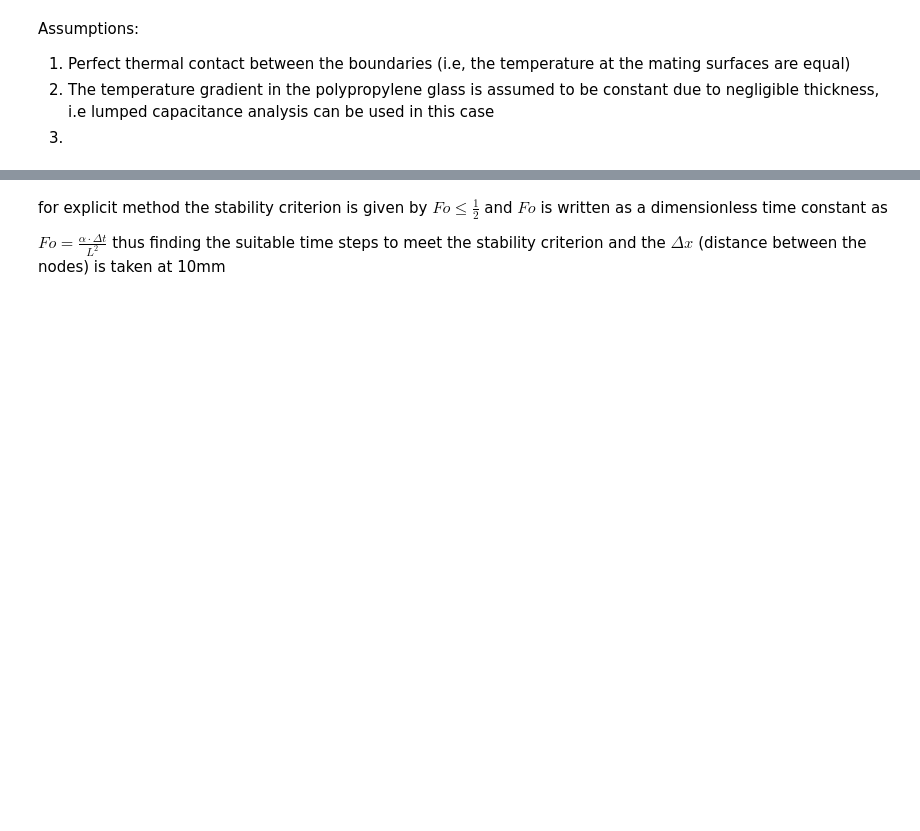
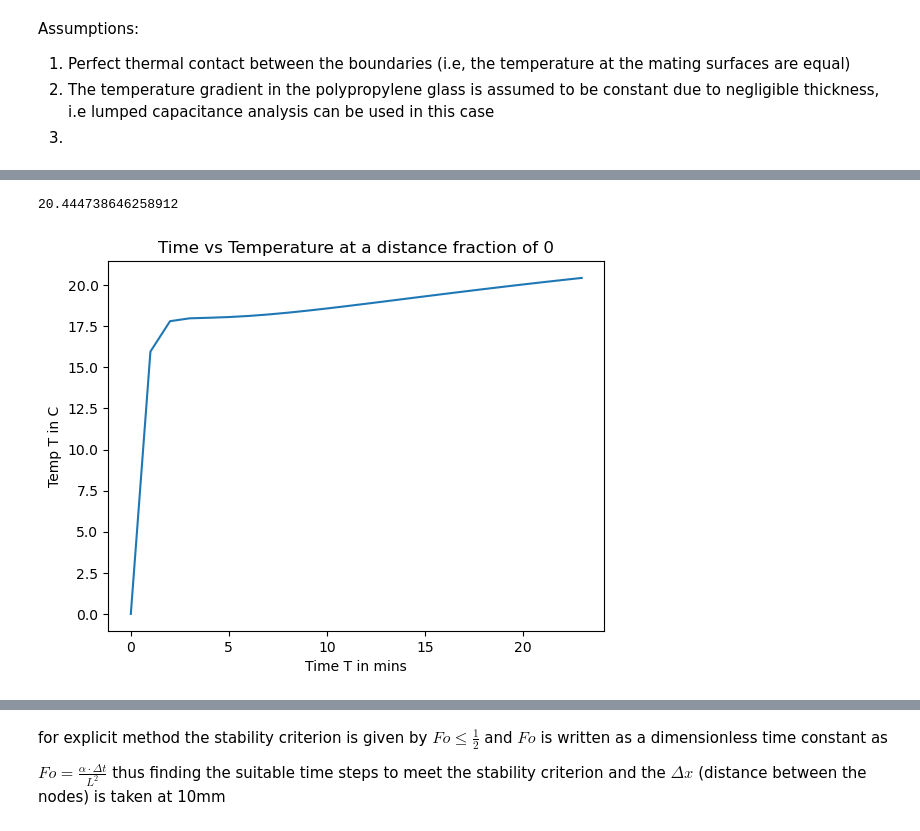
Before and after one commit to its-firefly/Code, a Jupyter notebook: main.ipynb, the cells around one changed output, grey strips where cells are left out. Drawn from its saved outputs; the diff is of its cells as text; code cells hidden in the pictures; blank space fills up the shorter version.

```diff
--- a/main.ipynb
+++ b/main.ipynb
@@ -55,5 +66,10 @@ amb_temp = 25 #c
 # %%
 minWool_Diff = diffusivity(minWool_k,minWool_rho,minWool_cp)
 co2_diff = diffusivity(co2_k,co2_rho,co2_cp)
-PP_diff = diffusivity(PP_k, PP_rho, PP_c)
+# PP_diff = diffusivity(PP_k, PP_rho, PP_c)
+PCM_diff = diffusivity(PCM_k, PCM_rho, PCM_c)
+
+
 biot_minWool = amb_h*minWool_t/minWool_k
+biot_co2 = co2_h*co2_t/co2_k
+biot_PCM = PCM_h*PCM_t/PCM_k
@@ -68,0 +145,9 @@ uniqueRoots = np.unique(roundedRoots) # from the list of rounded roots the uniqu
+# %%
+plt.plot(co2Tvst)
+plt.title(f'Time vs Temperature at a distance fraction of {x}')
+plt.xlabel('Time T in mins')
+plt.ylabel('Temp T in C')
+print(co2Tvst[-1])
+# %% [output]
+20.444738646258912
+[figure, added]
```
Also changed, not shown: parts of 12 cells of this notebook, 3 other files.
